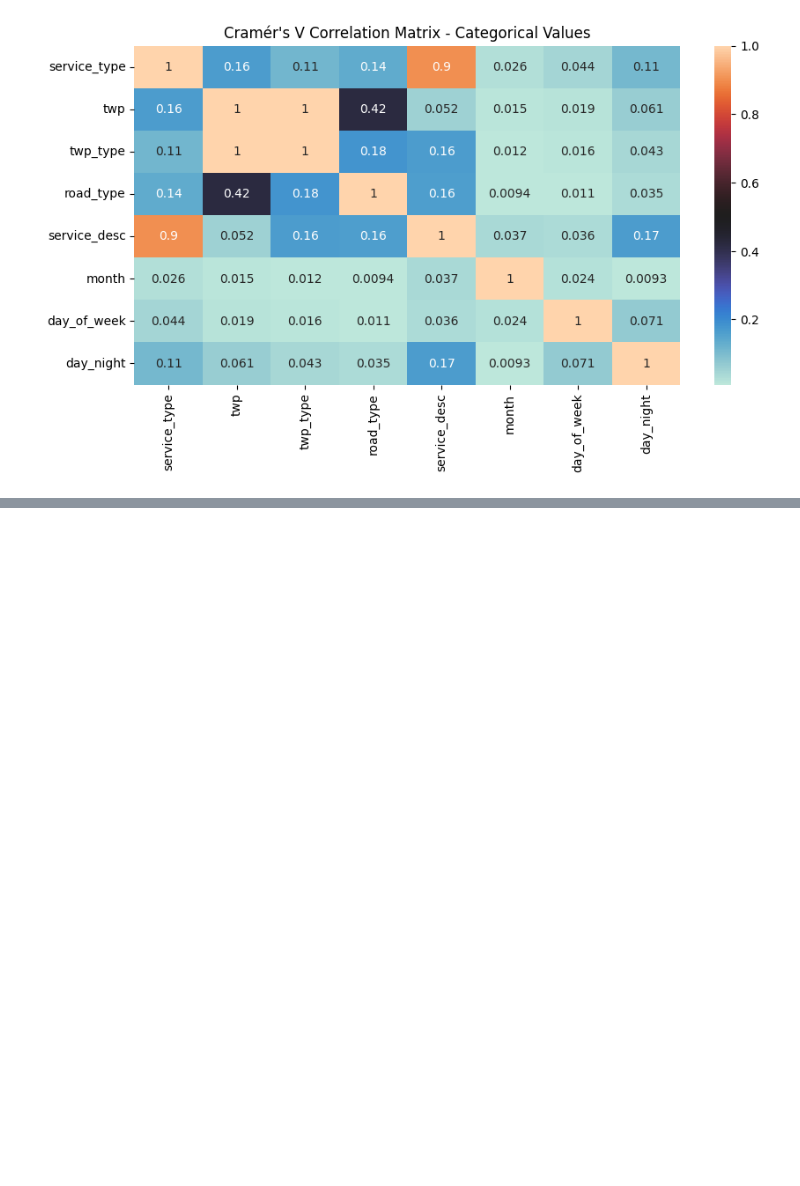
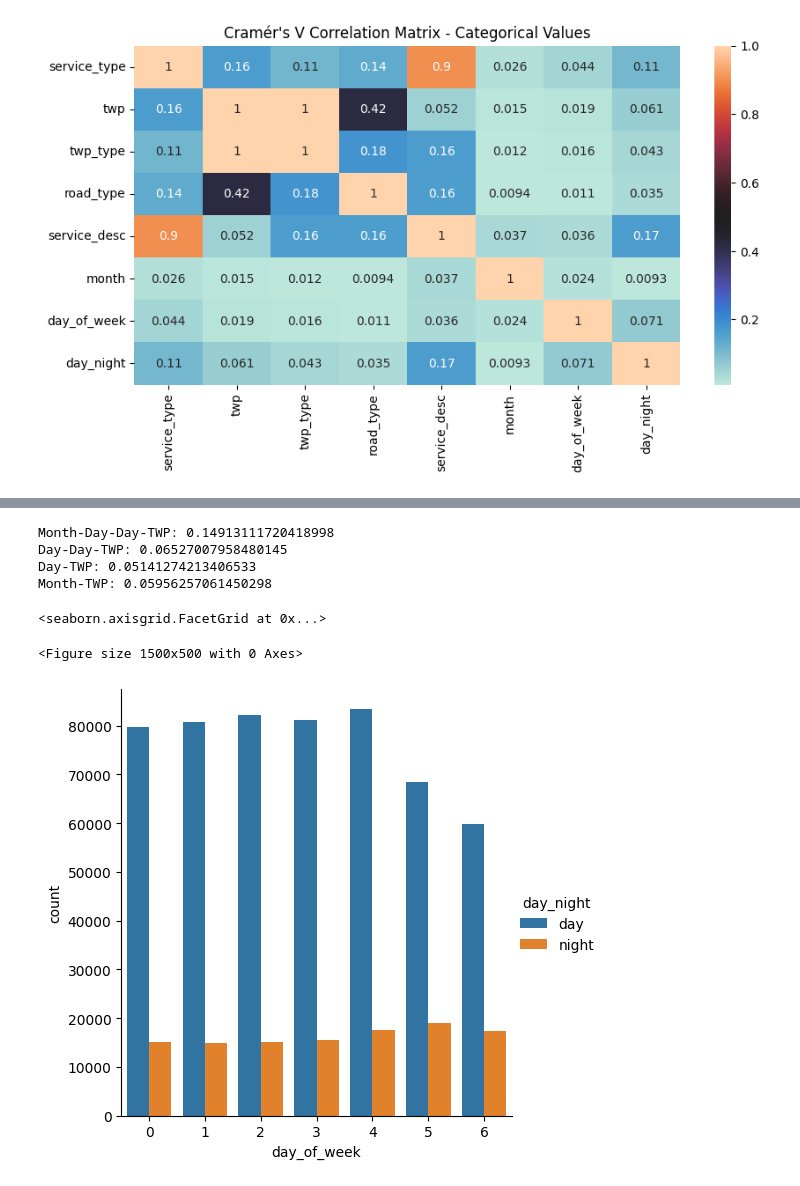
Before and after one commit to thomaspurk/ml-demo-911, a Jupyter notebook: eda/exploratory-data-analysis-mcpa-911.ipynb, the cells around one changed output, grey strips where cells are left out. Cells and saved outputs as stored; diff of their text form; code cells hidden in the pictures; blank space fills up the shorter version.

Commit message:
Kaggle Notebook | Exploratory Data Analysis - MCPA 911 | Version 2

```diff
--- a/eda/exploratory-data-analysis-mcpa-911.ipynb
+++ b/eda/exploratory-data-analysis-mcpa-911.ipynb
@@ -354,0 +401,52 @@ Text(0.5, 1.0, "Cramér's V Correlation Matrix - Categorical Values")
+# %%
+# Explore different Combinations which may correlate to service desc
+
+#['twp', 'e', 'twp_type', 'road_type', 'service_type', 'service_desc', 'month', 'day_of_week', 'day_night']
+cv = cramers_v(
+    index=df_911['service_desc'],
+    columns=[
+        df_911['month'], df_911['day_of_week'], df_911['day_night'], df_911['twp']
+    ]
+)
+print(f'Month-Day-Day-TWP: {cv}')
+
+cv = cramers_v(
+    index=df_911['service_desc'],
+    columns=[
+        df_911['day_of_week'], df_911['day_night'], df_911['twp']
+    ]
+)
+print(f'Day-Day-TWP: {cv}')
+
+cv = cramers_v(
+    index=df_911['service_desc'],
+    columns=[
+        df_911['day_night'], df_911['twp']
+    ]
+)
+print(f'Day-TWP: {cv}')
+
+cv = cramers_v(
+    index=df_911['service_desc'],
+    columns=[
+        df_911['month'], df_911['twp']
+    ]
+)
+print(f'Month-TWP: {cv}')
+# %% [output]
+Month-Day-Day-TWP: 0.14913111720418998
+Day-Day-TWP: 0.06527007958480145
+Day-TWP: 0.05141274213406533
+Month-TWP: 0.05956257061450298
+# %%
+plt.figure(figsize=(15,5))
+sns.catplot(
+    x='day_of_week',
+    hue='day_night',
+    kind='count',
+    data=df_911
+)
+# %% [output]
+<seaborn.axisgrid.FacetGrid at 0x...>
+<Figure size 1500x500 with 0 Axes>
+[figure, added]
```
Also changed, not shown: parts of 14 cells of this notebook.
